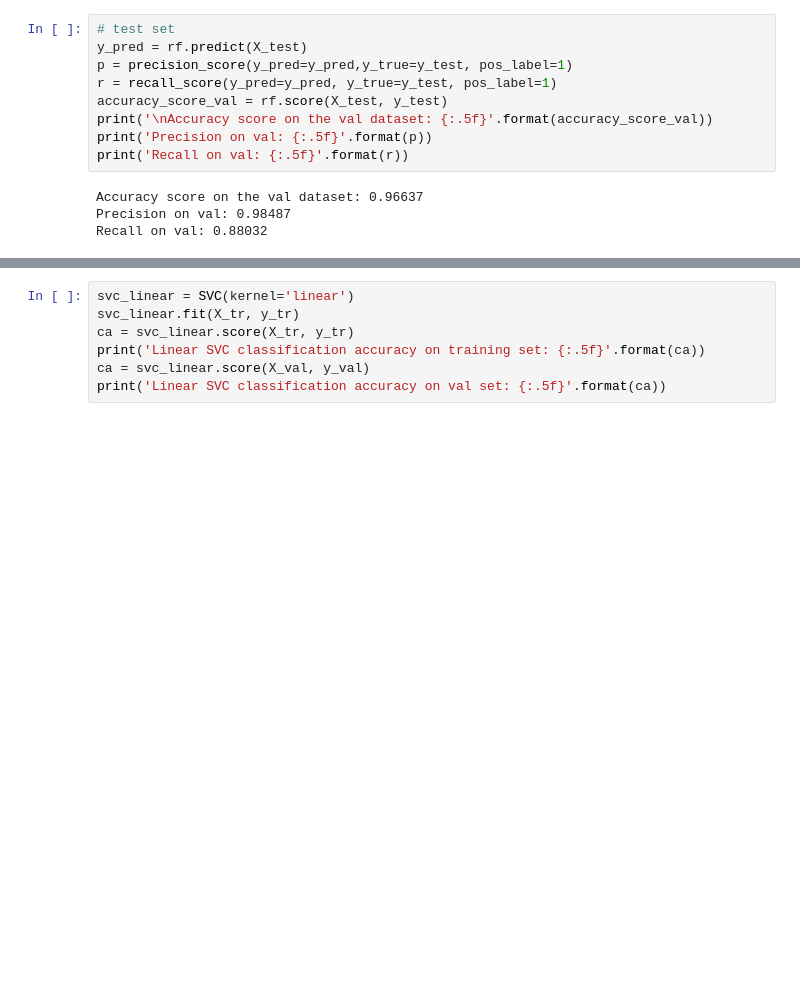
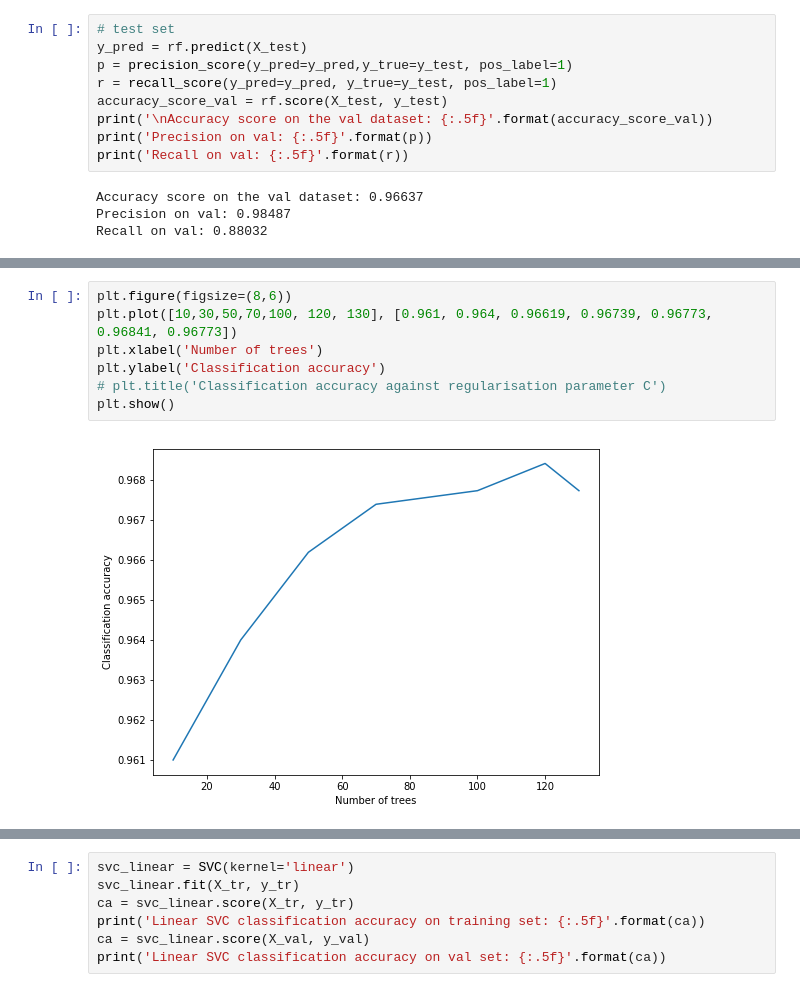
Before and after one commit to zsquaredz/predict_r_repo, a Jupyter notebook: Model_CreateEvent_mar_5_hyperparam_tune.ipynb, the cells around one changed output, grey strips where cells are left out. Drawn from its saved outputs; the diff is of its cells as text; blank space fills up the shorter version.

```diff
--- a/Model_CreateEvent_mar_5_hyperparam_tune.ipynb
+++ b/Model_CreateEvent_mar_5_hyperparam_tune.ipynb
@@ -308,0 +451,9 @@ Recall on val: 0.88032
+# %%
+plt.figure(figsize=(8,6))
+plt.plot([10,30,50,70,100, 120, 130], [0.961, 0.964, 0.96619, 0.96739, 0.96773, 0.96841, 0.96773])
+plt.xlabel('Number of trees')
+plt.ylabel('Classification accuracy')
+# plt.title('Classification accuracy against regularisation parameter C')
+plt.show()
+# %% [output]
+[figure, added]
```
Also changed, not shown: parts of 36 cells of this notebook.
